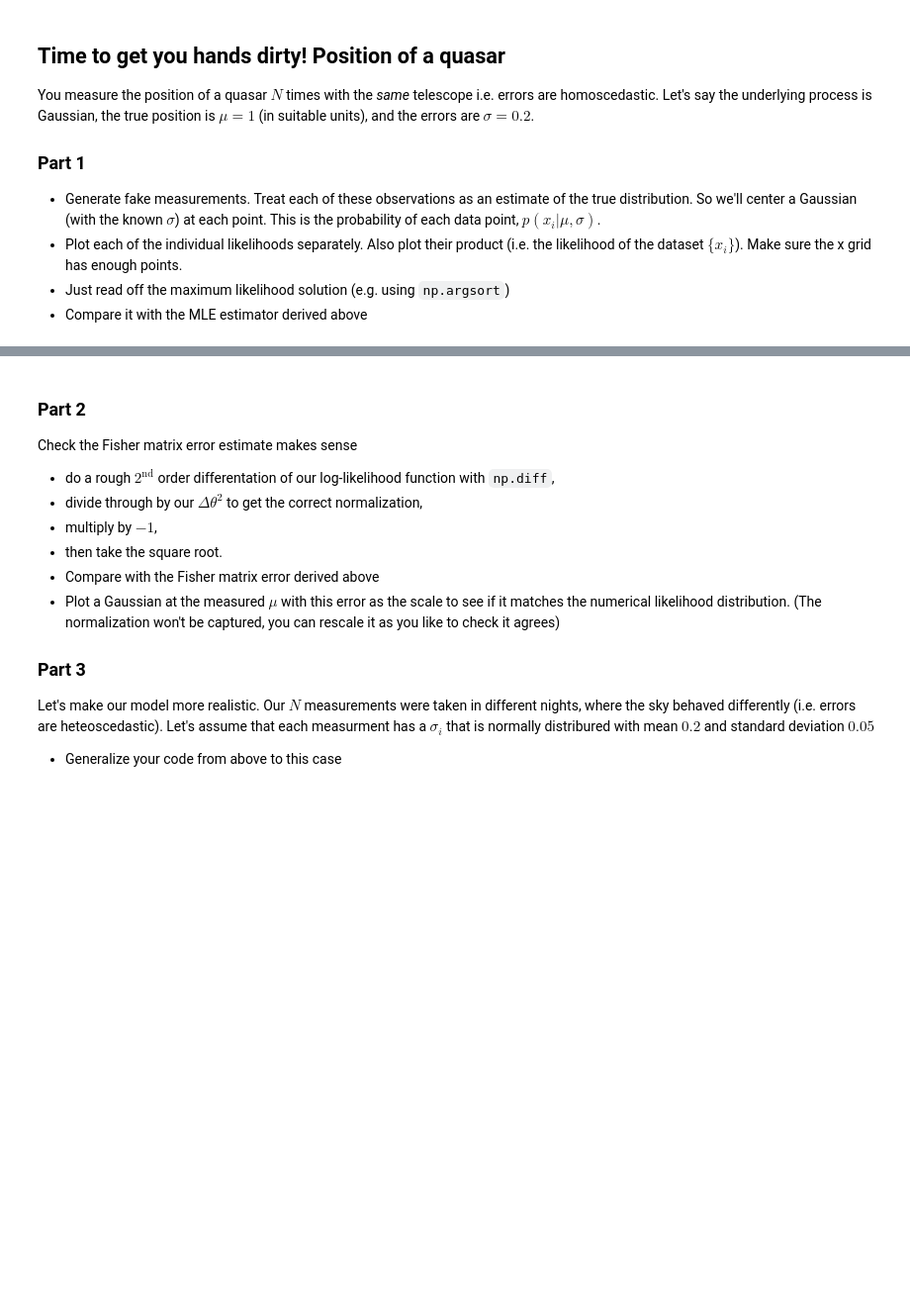
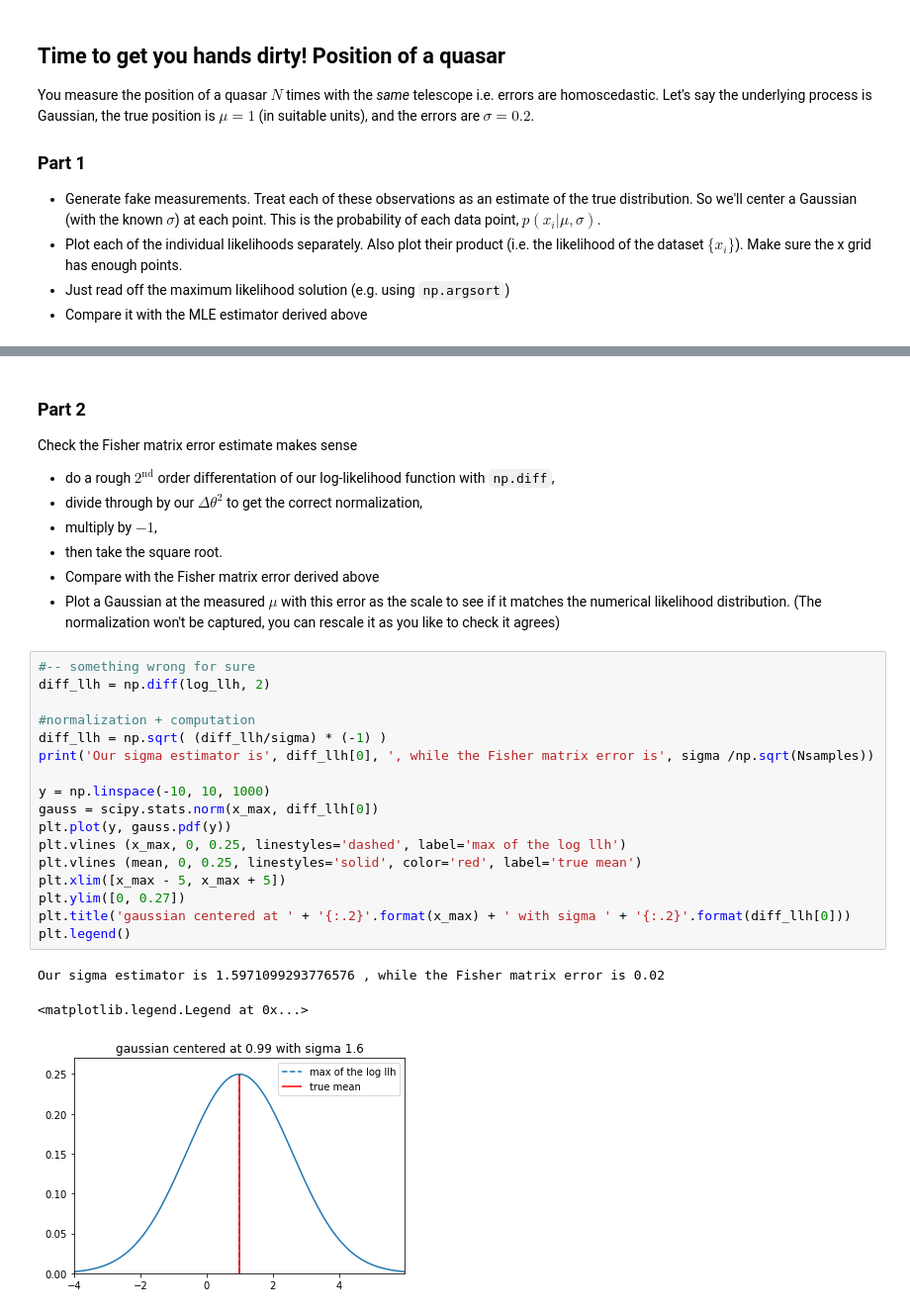
Before and after one commit to lisam10/astrostatistics_bicocca_2024, a Jupyter notebook: working/W05_quasarpos.ipynb, the cells around one changed output, grey strips where cells are left out. Shown at 99% size. Drawn from its saved outputs; the diff is of its cells as text; blank space fills up the shorter version.

```diff
--- a/working/W05_quasarpos.ipynb
+++ b/working/W05_quasarpos.ipynb
@@ -59,9 +63,24 @@ Check the Fisher matrix error estimate makes sense
 - then take the square root.
 - Compare with the Fisher matrix error derived above
 - Plot a Gaussian at the measured $\mu$ with this error as the scale to see if it matches the numerical likelihood distribution. (The normalization won't be captured, you can rescale it as you like to check it agrees)
-
-### Part 3
-
-Let's make our model more realistic. Our $N$ measurements were taken in different nights, where the sky behaved differently (i.e. errors are heteoscedastic). Let's assume that each measurment has a $\sigma_i$ that is normally distribured with mean $0.2$ and standard deviation $0.05$
-
-- Generalize your code from above to this case
+# %%
+#-- something wrong for sure
+diff_llh = np.diff(log_llh, 2)
+
+#normalization + computation
+diff_llh = np.sqrt( (diff_llh/sigma) * (-1) )
+print('Our sigma estimator is', diff_llh[0], ', while the Fisher matrix error is', sigma /np.sqrt(Nsamples))
+
+y = np.linspace(-10, 10, 1000)
+gauss = scipy.stats.norm(x_max, diff_llh[0])
+plt.plot(y, gauss.pdf(y))
+plt.vlines (x_max, 0, 0.25, linestyles='dashed', label='max of the log llh')
+plt.vlines (mean, 0, 0.25, linestyles='solid', color='red', label='true mean')
+plt.xlim([x_max - 5, x_max + 5])
+plt.ylim([0, 0.27])
+plt.title('gaussian centered at ' + '{:.2}'.format(x_max) + ' with sigma ' + '{:.2}'.format(diff_llh[0]))
+plt.legend()
+# %% [output]
+Our sigma estimator is 1.5971099293776576 , while the Fisher matrix error is 0.02
+<matplotlib.legend.Legend at 0x...>
+[figure, added]
```
Also changed, not shown: parts of 6 cells of this notebook, 2 other files.
